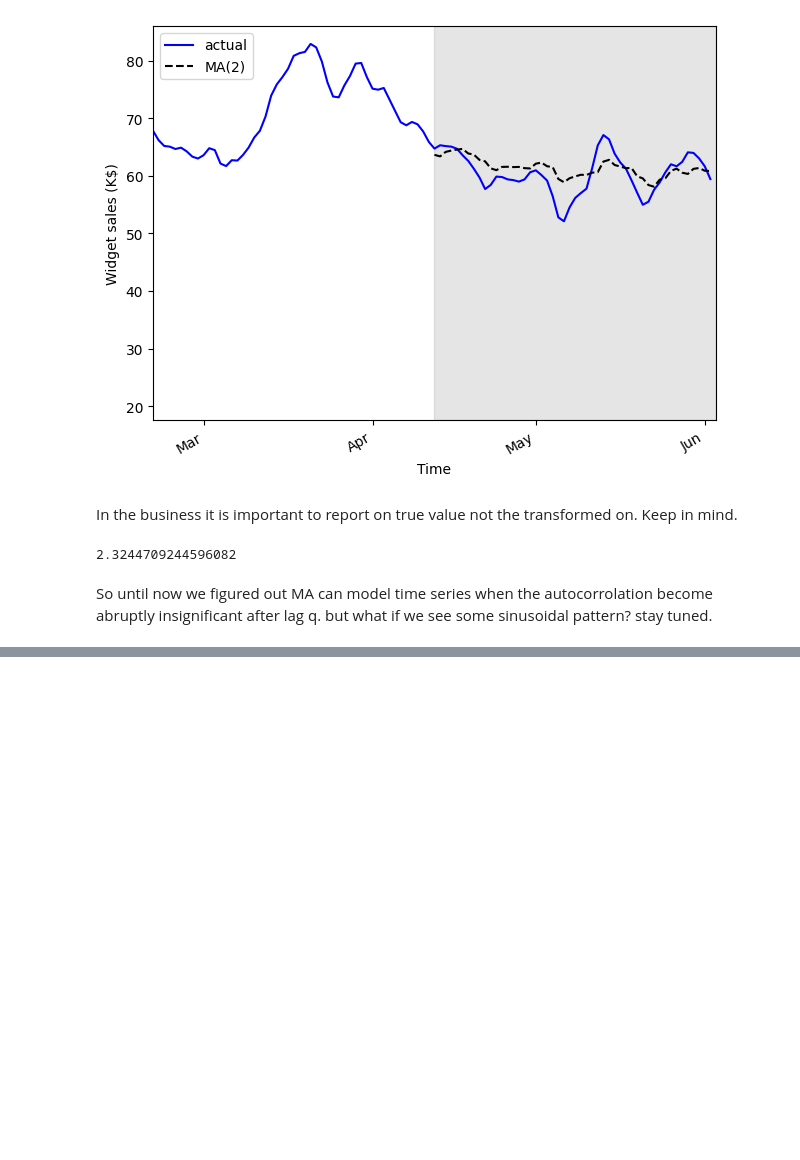
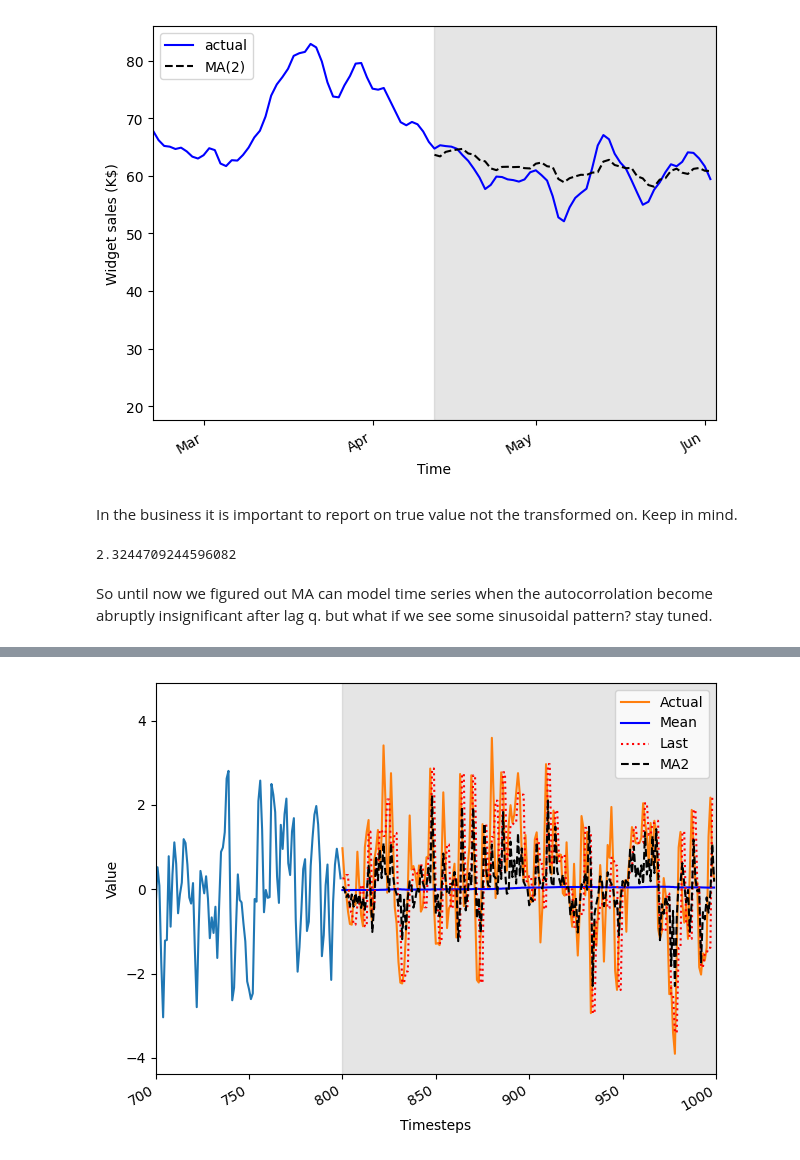
Before and after one commit to Sarmeili/TimeSeriesForecasting, a Jupyter notebook: 3.MovingAverage.ipynb, the cells around one changed output, grey strips where cells are left out. Drawn from its saved outputs; the diff is of its cells as text; code cells hidden in the pictures; blank space fills up the shorter version.

```diff
--- a/3.MovingAverage.ipynb
+++ b/3.MovingAverage.ipynb
@@ -274,0 +328,19 @@ So until now we figured out MA can model time series when the autocorrolation be
+# %%
+df = pd.DataFrame({'value': MA2_process})
+
+train = df[:800]
+test = df[800:]
+# %%
+TRAIN_LEN = len(train)
+HORIZON = len(test)
+WINDOW = 2
+
+pred_mean = rolling_forecast(df, TRAIN_LEN, HORIZON, WINDOW, 'mean')
+pred_last_value = rolling_forecast(df, TRAIN_LEN, HORIZON, WINDOW, 'last')
+pred_MA2 = rolling_forecast(df, TRAIN_LEN, HORIZON, WINDOW, 'MA')
+
+test.loc[:, 'pred_mean'] = pred_mean;
+test.loc[:, 'pred_last_value'] = pred_last_value;
+test.loc[:, 'pred_MA2'] = pred_MA2;
+
+test.head()
@@ -274,0 +354,21 @@ So until now we figured out MA can model time series when the autocorrolation be
+# %%
+fig, ax = plt.subplots()
+
+ax.plot(train)
+ax.plot(test['value'], label='Actual')
+ax.plot(test['pred_mean'], 'b-', label='Mean')
+ax.plot(test['pred_last_value'], 'r:', label='Last')
+ax.plot(test['pred_MA2'], 'k--', label='MA2')
+
+ax.set_xlabel('Timesteps')
+ax.set_ylabel('Value')
+
+ax.legend(loc='best')
+
+ax.axvspan(800, 1000, color='#808080', alpha=0.2)
+
+plt.xlim(700, 1000)
+fig.autofmt_xdate()
+plt.tight_layout()
+# %% [output]
+[figure, added]
```
Also changed, not shown: parts of 12 cells of this notebook.
